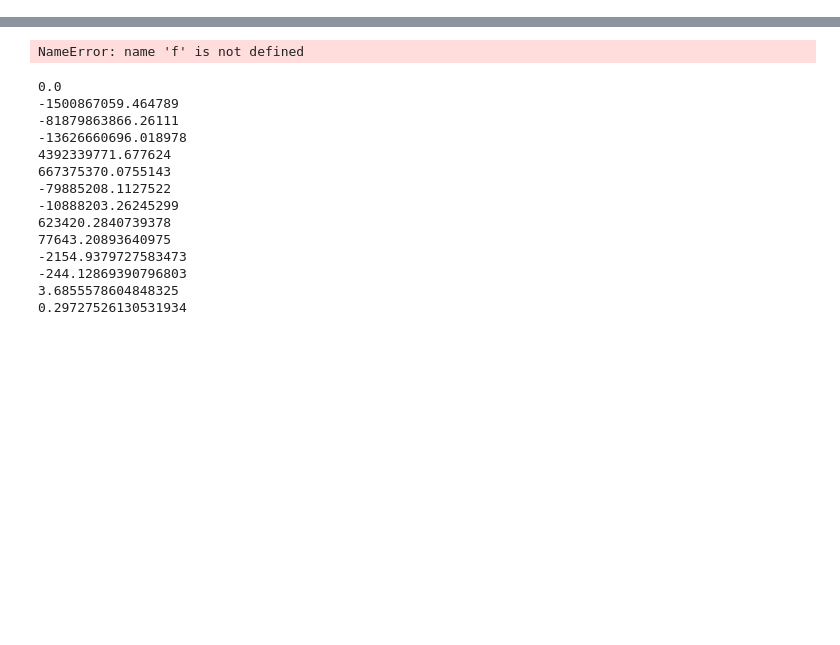
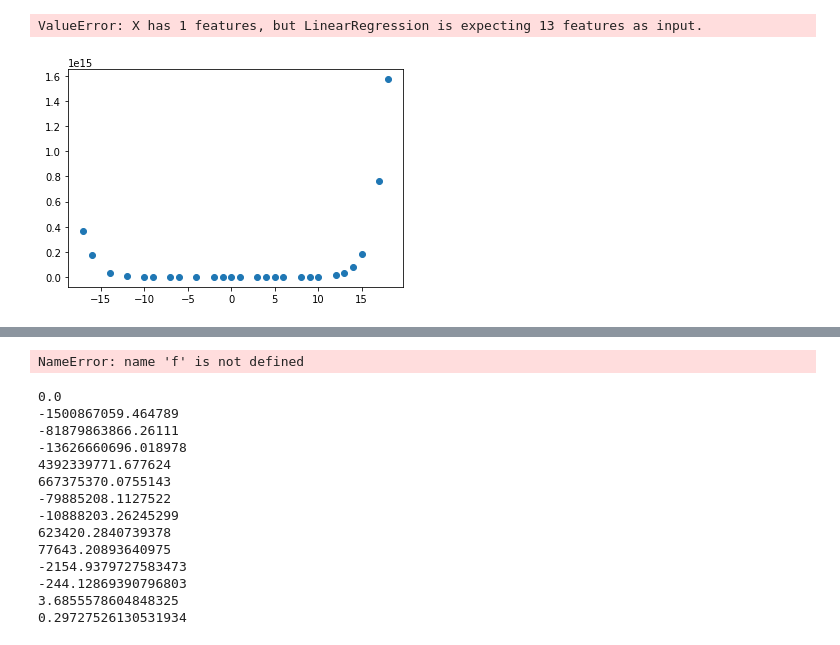
Before and after one commit to saketthakur001/Data-analysis-tasks, a Jupyter notebook: task_5.ipynb, the cells around one changed output, grey strips where cells are left out. Drawn from its saved outputs; the diff is of its cells as text; code cells hidden in the pictures; blank space fills up the shorter version.

```diff
--- a/task_5.ipynb
+++ b/task_5.ipynb
@@ -87,0 +103,12 @@ TypeError: unsupported operand type(s) for +: 'int' and 'ellipsis'
+# %%
+
+plt.scatter(X, Y)
+
+y_pred = ols_model.predict(X)
+
+plt.plot(X, y_pred, color='red')
+
+plt.show()
+# %% [output]
+ValueError: X has 1 features, but LinearRegression is expecting 13 features as input.
+[figure, added]
```
Also changed, not shown: parts of 9 cells of this notebook, 1 other file.
